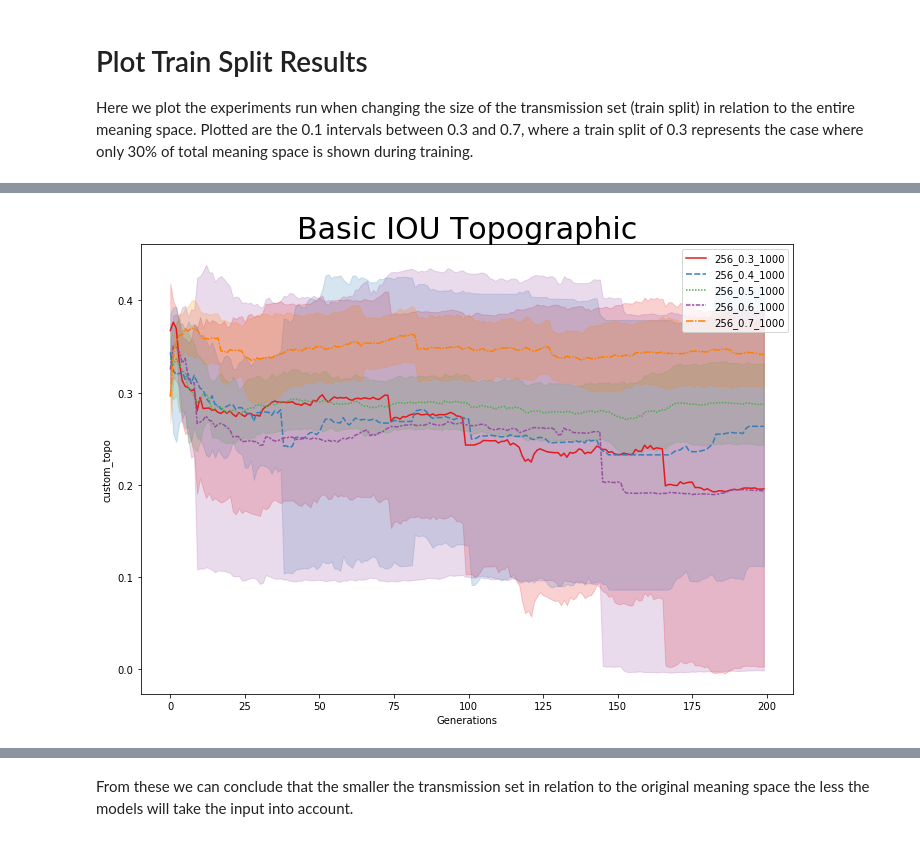
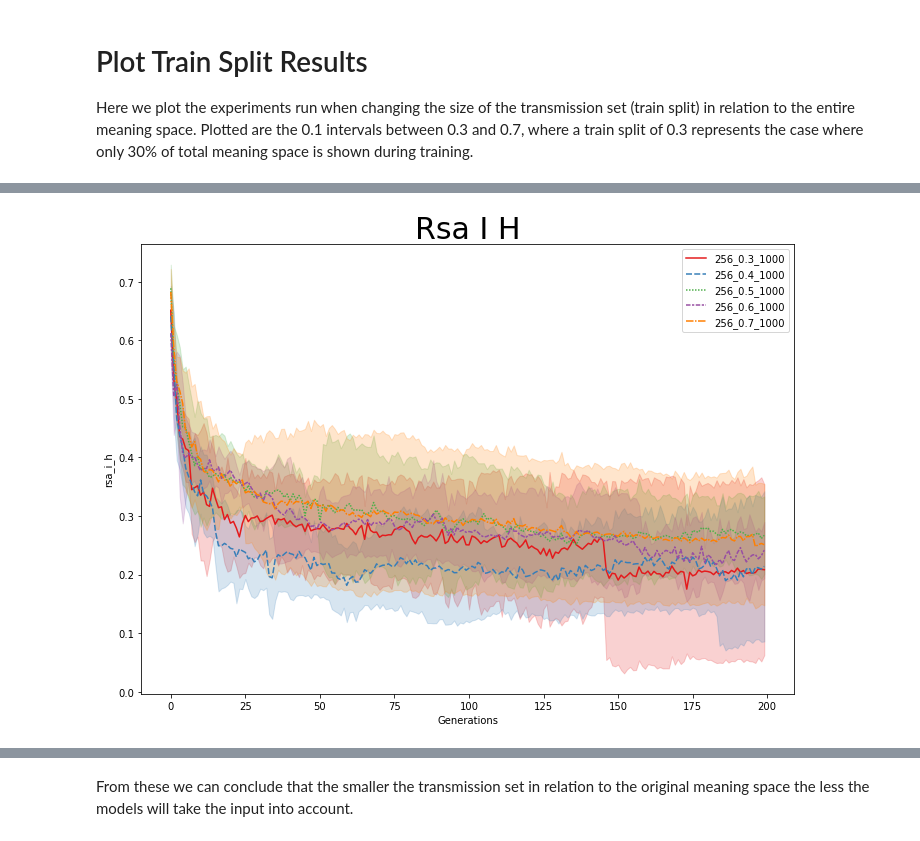
Before and after one commit to gautierdag/cultural-magnification, a Jupyter notebook: main.ipynb, the cells around one changed output, grey strips where cells are left out. Saved outputs shown, nothing was run; the diff lists cells and outputs as text; code cells hidden in the pictures.

```diff
--- a/main.ipynb
+++ b/main.ipynb
@@ -152,4 +153,4 @@ plot_metric(train_size_dict, metric='jaccard_topographic')
-# %%
-plot_metric(train_size_dict, metric='custom_topo', title="Basic IOU Topographic")
-# %% [output]
-[figure, removed]
+# %%
+plot_metric(train_size_dict, metric='rsa_i_h') # hamming / cosine
+# %% [output]
+[figure, added]
```
Also changed, not shown: parts of 12 cells of this notebook.
